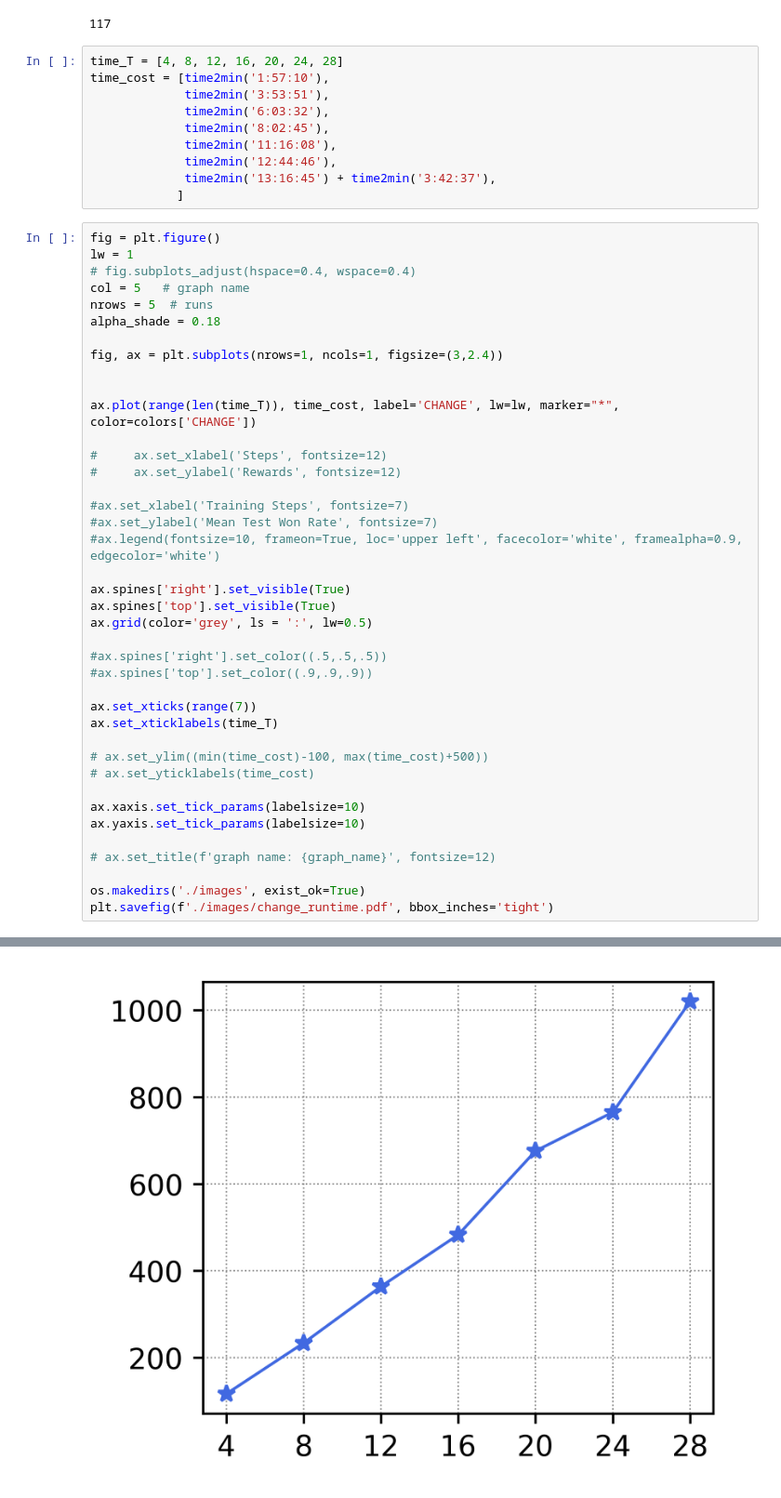
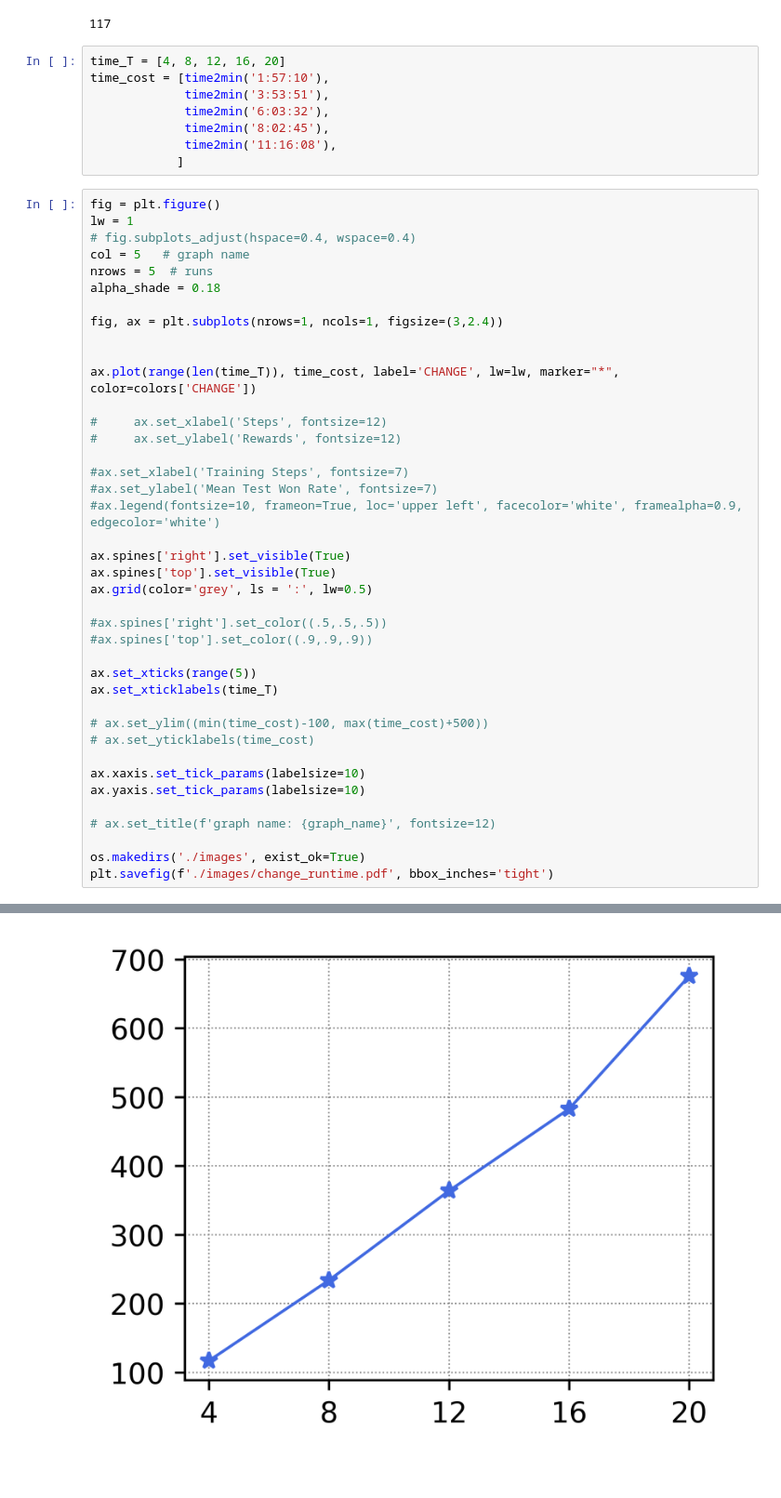
Before and after one commit to Haipeng-Chen/RL4IM-Contingency, a Jupyter notebook: notebooks/plot_time_CHANGE.ipynb, the cells around one changed output, grey strips where cells are left out. Shown at 93% size. Drawn from its saved outputs; the diff is of its cells as text.

```diff
--- a/notebooks/plot_time_CHANGE.ipynb
+++ b/notebooks/plot_time_CHANGE.ipynb
@@ -54,14 +54,12 @@ time2min('1:57:10')
 # %% [output]
 117
 # %%
-time_T = [4, 8, 12, 16, 20, 24, 28]
+time_T = [4, 8, 12, 16, 20]
 time_cost = [time2min('1:57:10'),
              time2min('3:53:51'),
              time2min('6:03:32'),
              time2min('8:02:45'),
              time2min('11:16:08'),
-             time2min('12:44:46'),
-             time2min('13:16:45') + time2min('3:42:37'),
             ]
 # %%
 fig = plt.figure()
@@ -77,32 +75,32 @@ fig, ax = plt.subplots(nrows=1, ncols=1, figsize=(3,2.4))
 ax.plot(range(len(time_T)), time_cost, label='CHANGE', lw=lw, marker="*", color=colors['CHANGE'])
 
 #     ax.set_xlabel('Steps', fontsize=12)
 #     ax.set_ylabel('Rewards', fontsize=12)
 
 #ax.set_xlabel('Training Steps', fontsize=7)
 #ax.set_ylabel('Mean Test Won Rate', fontsize=7)
 #ax.legend(fontsize=10, frameon=True, loc='upper left', facecolor='white', framealpha=0.9, edgecolor='white')
 
 ax.spines['right'].set_visible(True)
 ax.spines['top'].set_visible(True)
 ax.grid(color='grey', ls = ':', lw=0.5)
 
 #ax.spines['right'].set_color((.5,.5,.5))
 #ax.spines['top'].set_color((.9,.9,.9))
 
-ax.set_xticks(range(7))
+ax.set_xticks(range(5))
 ax.set_xticklabels(time_T)
 
 # ax.set_ylim((min(time_cost)-100, max(time_cost)+500))
 # ax.set_yticklabels(time_cost)
 
 ax.xaxis.set_tick_params(labelsize=10)
 ax.yaxis.set_tick_params(labelsize=10)
 
 # ax.set_title(f'graph name: {graph_name}', fontsize=12)
 
 os.makedirs('./images', exist_ok=True)
 plt.savefig(f'./images/change_runtime.pdf', bbox_inches='tight')
 # %% [output]
 <Figure size 1800x1200 with 0 Axes>
-[figure, old version]
+[figure, new version]
```
Also changed, not shown: 1 other file.
